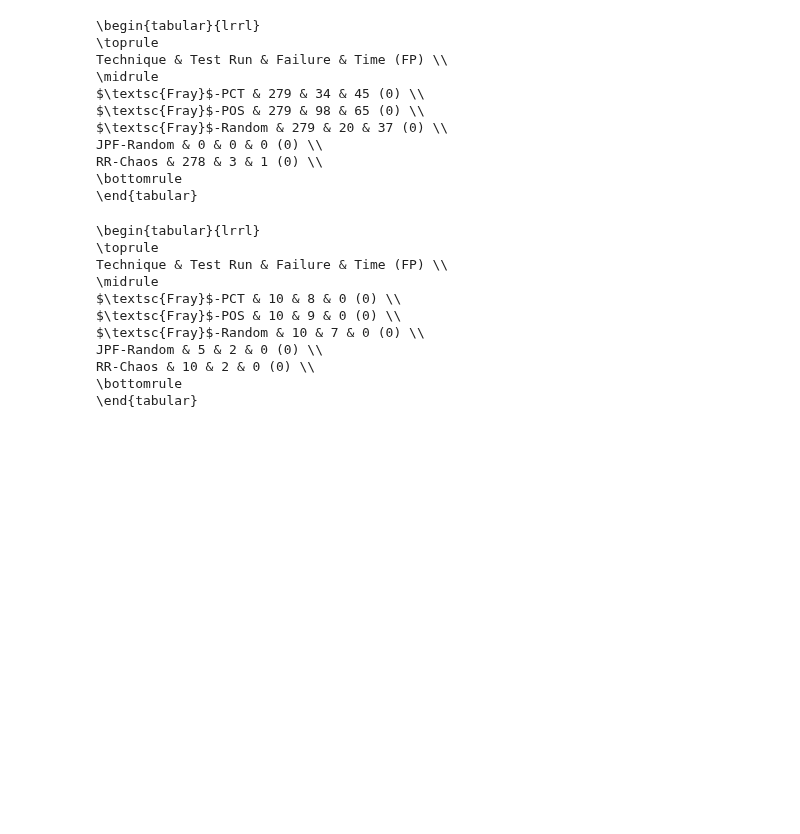
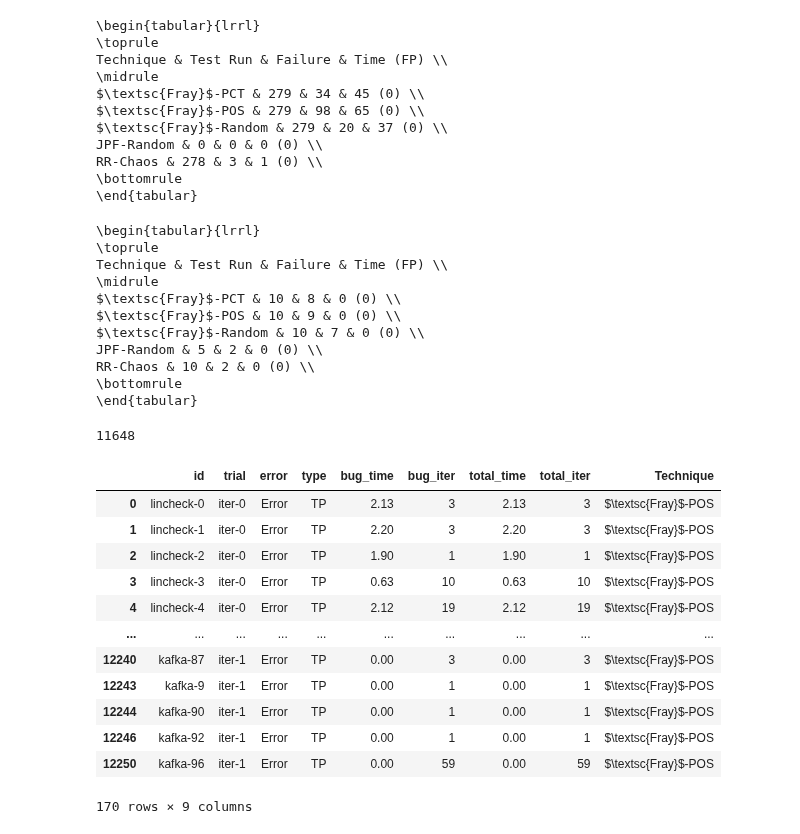
Before and after one commit to cmu-pasta/fray-benchmark, a Jupyter notebook: fray_benchmark/visualizer/playground.ipynb, the cells around one changed output. Drawn from its saved outputs; the diff is of its cells as text; code cells hidden in the pictures; blank space fills up the shorter version.

```diff
--- a/fray_benchmark/visualizer/playground.ipynb
+++ b/fray_benchmark/visualizer/playground.ipynb
@@ -116,3 +114,33 @@ JPF-Random & 5 & 2 & 0 (0) \\
 RR-Chaos & 10 & 2 & 0 (0) \\
 \bottomrule
 \end{tabular}
+# %%
+import pandas as pd
+suite = BenchmarkSuite([
+    "/usr0/home/aoli/tmp/output/bug-1/lincheck",
+    "/usr0/home/aoli/tmp/output/bug-1/guava",
+    "/usr0/home/aoli/tmp/output/bug-1/lucene",
+    "/usr0/home/aoli/tmp/output/bug-1/kafka",
+    ])
+
+df = suite.to_aggregated_dataframe()
+df = df[df["error"] == "Error"]
+df = df[df["type"] == "TP"]
+df = df[df["Technique"] == "$\\textsc{Fray}$-POS"]
+print(df["total_iter"].max())
+display(df)
+# %% [output]
+11648
+|  | id | trial | error | type | bug_time | bug_iter | total_time | total_iter | Technique |
+| 0 | lincheck-0 | iter-0 | Error | TP | 2.13 | 3 | 2.13 | 3 | $\textsc{Fray}$-POS |
+| 1 | lincheck-1 | iter-0 | Error | TP | 2.20 | 3 | 2.20 | 3 | $\textsc{Fray}$-POS |
+| 2 | lincheck-2 | iter-0 | Error | TP | 1.90 | 1 | 1.90 | 1 | $\textsc{Fray}$-POS |
+| 3 | lincheck-3 | iter-0 | Error | TP | 0.63 | 10 | 0.63 | 10 | $\textsc{Fray}$-POS |
+| 4 | lincheck-4 | iter-0 | Error | TP | 2.12 | 19 | 2.12 | 19 | $\textsc{Fray}$-POS |
+| ... | ... | ... | ... | ... | ... | ... | ... | ... | ... |
+| 12240 | kafka-87 | iter-1 | Error | TP | 0.00 | 3 | 0.00 | 3 | $\textsc{Fray}$-POS |
+| 12243 | kafka-9 | iter-1 | Error | TP | 0.00 | 1 | 0.00 | 1 | $\textsc{Fray}$-POS |
+| 12244 | kafka-90 | iter-1 | Error | TP | 0.00 | 1 | 0.00 | 1 | $\textsc{Fray}$-POS |
+| 12246 | kafka-92 | iter-1 | Error | TP | 0.00 | 1 | 0.00 | 1 | $\textsc{Fray}$-POS |
+| 12250 | kafka-96 | iter-1 | Error | TP | 0.00 | 59 | 0.00 | 59 | $\textsc{Fray}$-POS |
+170 rows × 9 columns
```
Also changed, not shown: parts of 1 cell of this notebook.
